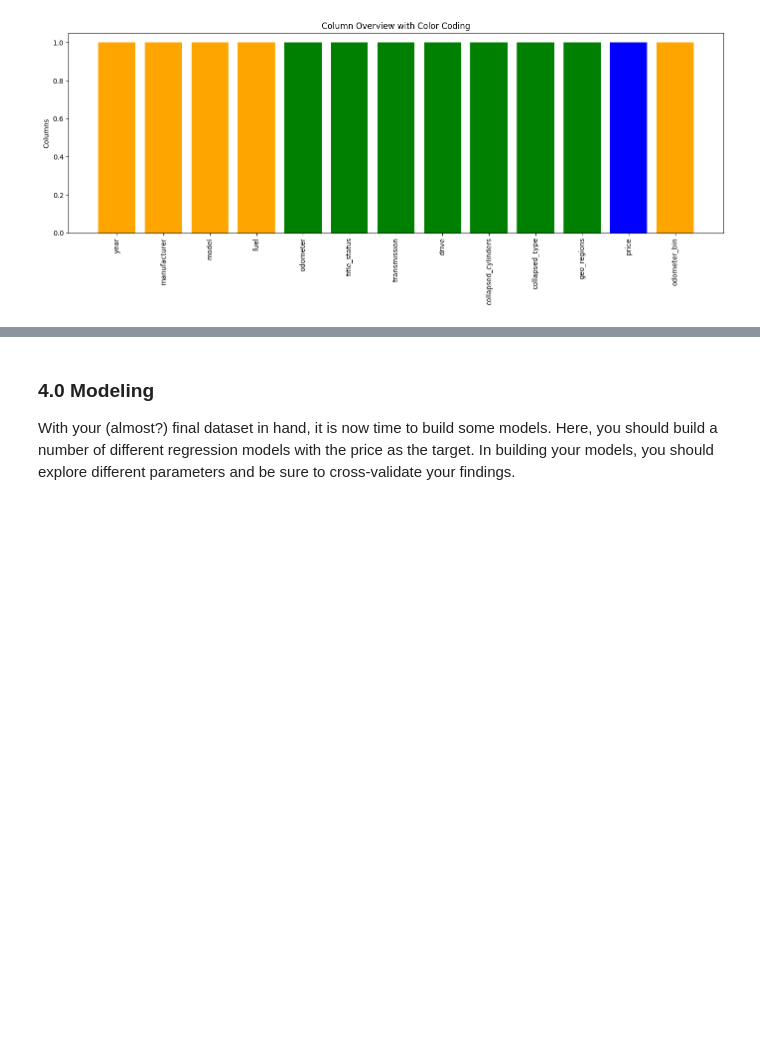
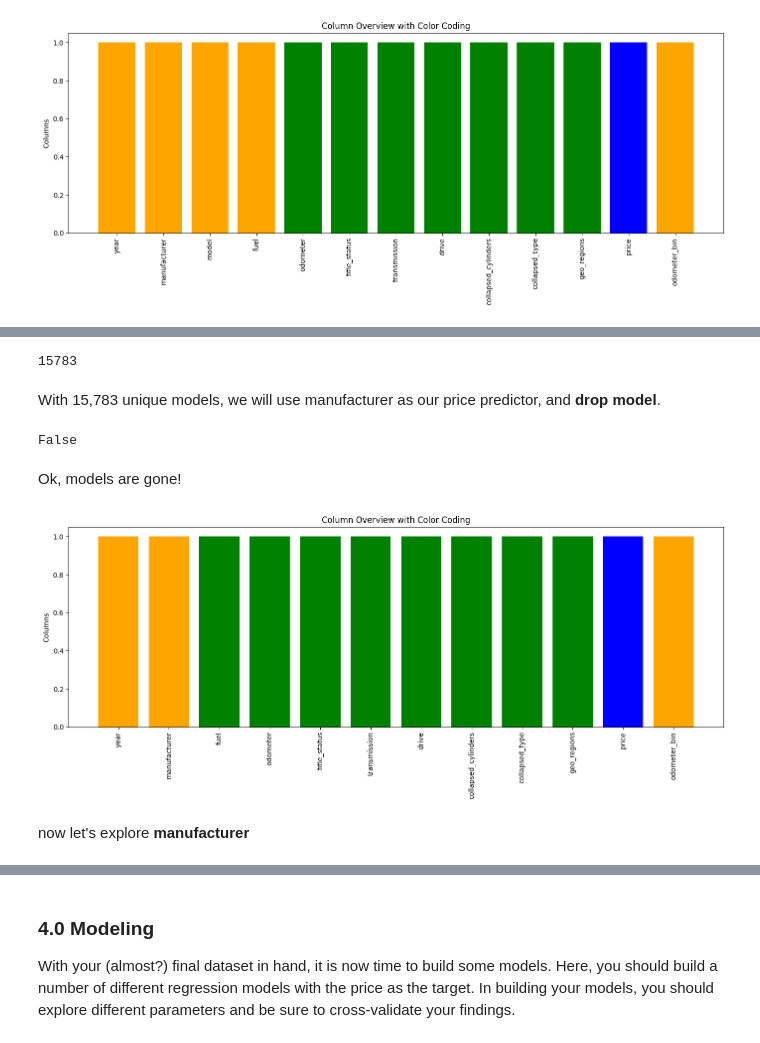
Before and after one commit to jeffreylgoode/what-drives-car-prices, a Jupyter notebook: notebooks/car_price_analysis.ipynb, the cells around one changed output, grey strips where cells are left out. Drawn from its saved outputs; the diff is of its cells as text; code cells hidden in the pictures; blank space fills up the shorter version.

```diff
--- a/notebooks/car_price_analysis.ipynb
+++ b/notebooks/car_price_analysis.ipynb
@@ -1810,0 +1937,61 @@ plt.show()
+# %%
+df_clean11["model"].nunique()
+# %% [output]
+15783
+# %% [markdown]
+With 15,783 unique models, we will use manufacturer as our price predictor, and **drop model**.
+# %%
+df_clean12 = df_clean11.drop(columns=["model"])
+# %%
+"model" in df_clean12.columns
+# %% [output]
+False
+# %% [markdown]
+Ok, models are gone!
+# %%
+import matplotlib.pyplot as plt
+
+# 1. Define your color groups
+green_cols = [
+    "geo_regions",
+    "collapsed_type",
+    "collapsed_cylinders",
+    "drive",
+    "transmission",
+    "title_status",
+    "odometer",
+    "fuel"  # <-- added here
+]
+
+blue_col = ["price"]
+
+# Everything else is orange
+orange_cols = [c for c in df_clean11.columns if c not in green_cols + blue_col]
+
+# 2. Build the color map
+color_map = {}
+for col in df_clean12.columns:
+    if col in blue_col:
+        color_map[col] = "blue"
+    elif col in green_cols:
+        color_map[col] = "green"
+    else:
+        color_map[col] = "orange"
+
+# 3. Create a bar chart showing all columns
+plt.figure(figsize=(14, 6))
+plt.bar(
+    df_clean12.columns,
+    [1] * len(df_clean12.columns),
+    color=[color_map[c] for c in df_clean12.columns]
+)
+
+plt.xticks(rotation=90)
+plt.title("Column Overview with Color Coding")
+plt.ylabel("Columns")
+plt.tight_layout()
+plt.show()
+# %% [output]
+[figure, added]
+# %% [markdown]
+now let's explore **manufacturer**
```
Also changed, not shown: parts of 32 cells of this notebook.
